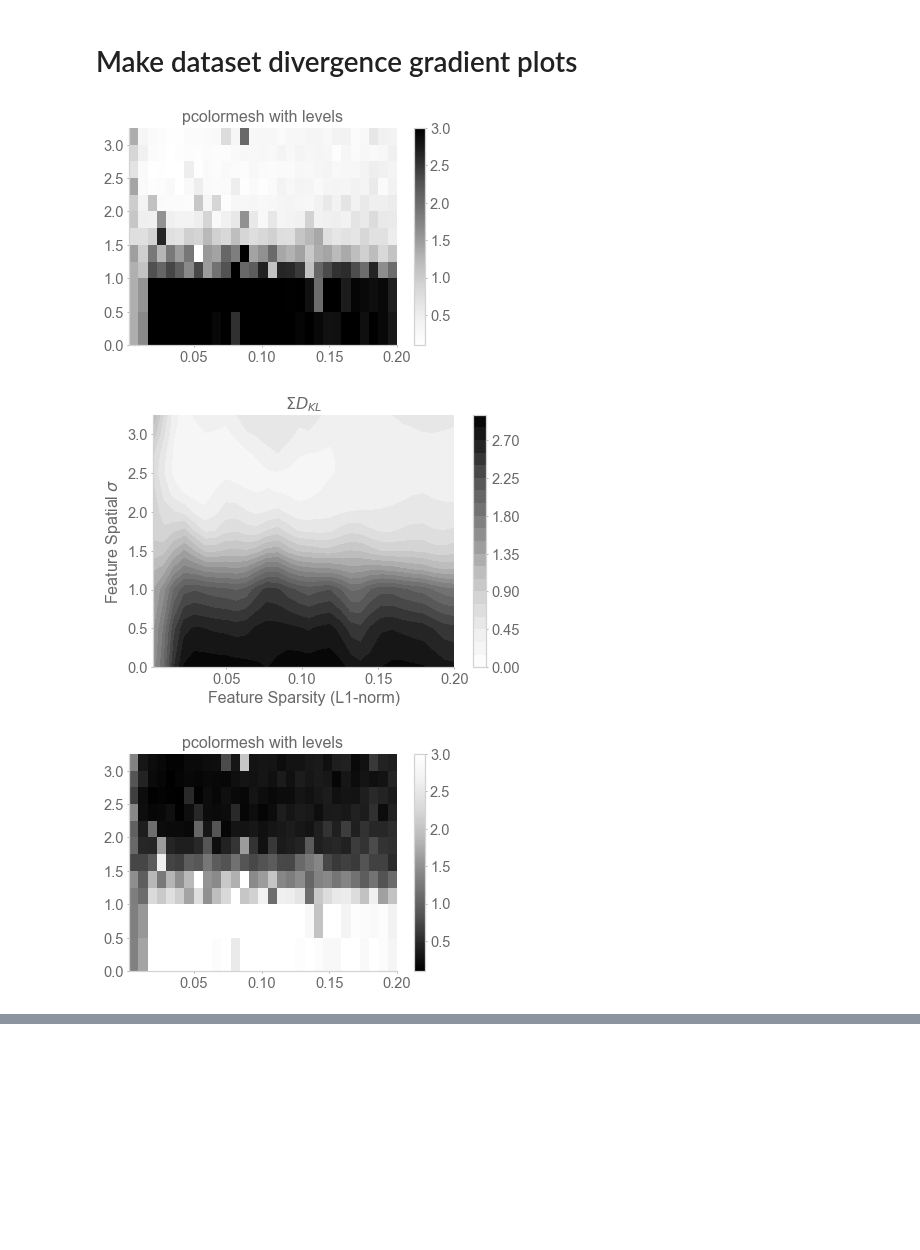
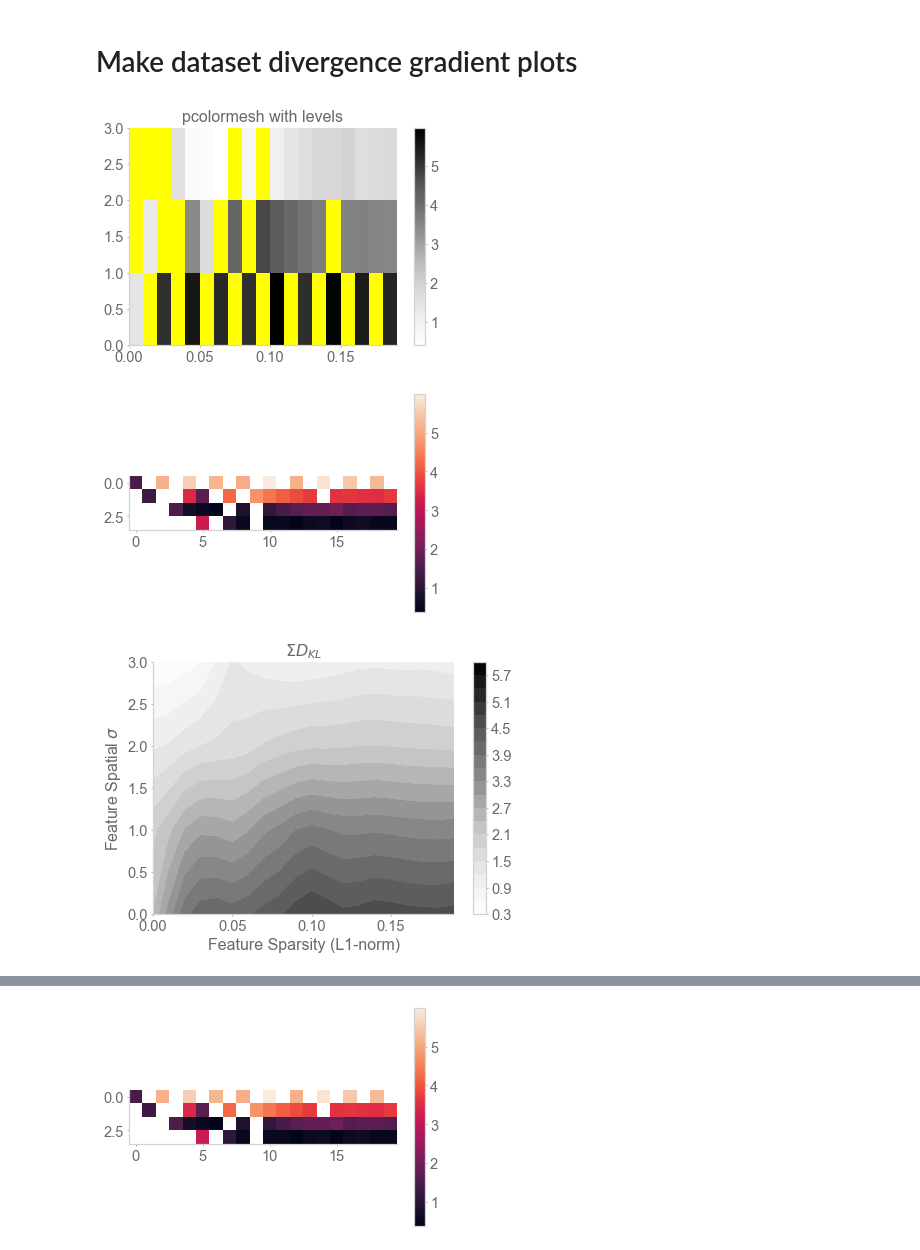
Before and after one commit to chingf/sr-project, a Jupyter notebook: notebooks/5a-place-field-aggregate-metrics.ipynb, the cells around one changed output, grey strips where cells are left out. Cells and saved outputs as stored; diff of their text form; code cells hidden in the pictures; blank space fills up the shorter version.

```diff
--- a/notebooks/5a-place-field-aggregate-metrics.ipynb
+++ b/notebooks/5a-place-field-aggregate-metrics.ipynb
@@ -37,9 +37,7 @@ model = 'rnn'
 # %%
-with open(f'./pickles/5a_{model}_results_gamma{gamma}.p', 'rb') as f:
+root_dir = '/home/chingf/engram/Ching/03_td_discrete_corr/'
+with open(f'{root_dir}5a_{model}_results_gamma{gamma}.p', 'rb') as f:
     results = pickle.load(f)
-# %%
-with open(f'/home/chingf/engram/Ching/03_td_discrete_corr_v0/5a_{model}_results_gamma{gamma}.p', 'rb') as f:
-    results = pickle.load(f)
 # %%
 results.keys()
 # %% [output]
@@ -92,9 +90,16 @@ def make_gradients(
 
     levels = MaxNLocator(nbins=20).tick_values(np.nanmin(z), np.nanmax(z))
     fig, ax = plt.subplots()
+    cmap = plt.get_cmap(cmap)
+    cmap.set_bad('yellow')
     im = ax.pcolormesh(x, y, z, cmap=cmap)
     fig.colorbar(im, ax=ax)
     ax.set_title('pcolormesh with levels')
+    plt.show()
+
+    plt.figure()
+    plt.imshow(z)
+    plt.colorbar()
     plt.show()
 
     if interpolate:
@@ -130,7 +135,7 @@ def make_gradients(
                      )
     if contourz is not None:
         cntrs = plt.contour(
-            x, y, contourz, [0.1, 0.2, 0.3, 0.4],
+            x, y, contourz, [0.1, 0.2, 0.3, 0.4, 0.5, 0.6],
             colors='white'#'dimgray'
             )
         plt.clabel(cntrs, inline=True, fontsize=12)
@@ -212,29 +222,30 @@ _, _, _ = make_gradients(
 # Make dataset divergence gradient plots
 # %%
 log2_e = 1.442695
+clip_max = 7.0
 nats_to_bits = lambda x: log2_e*x
 aggregate_kls = nats_to_bits(fieldsizekls) + nats_to_bits(nfieldkls)
 _,_, _z = make_gradients(
-    init_sparsities, sigmas,
-    np.clip(aggregate_kls, 0, 3),
+    final_sparsities, sigmas,
+    np.clip(aggregate_kls, 0, clip_max),
     cmap='Greys',
     title='$\Sigma D_{KL}$',
     xlabel='Feature Sparsity (L1-norm)',
     ylabel='Feature Spatial $\sigma$',
     figname=f'5a_sumkls_gamma{gamma}',
     interpolate=True, smooth=True
     )
 _,_, _z = make_gradients(
-    init_sparsities, sigmas,
-    np.clip(aggregate_kls, 0, 3),
+    final_sparsities, sigmas,
+    np.clip(aggregate_kls, 0, clip_max),
     cmap='Greys_r',
     title='$\Sigma D_{KL}$',
     xlabel='Feature Sparsity (L1-norm)',
     ylabel='Feature Spatial $\sigma$',
     figname=f'5a_sumkls_gamma{gamma}',
     interpolate=True, smooth=True, contourz=_z, figsize=[6,5]
     )
 # %% [output]
-[figure, old version]
+[figure, new version]
-[figure, old version]
+[figure, new version]
-[figure, old version]
+[figure, new version]
@@ -241,0 +253 @@ _,_, _z = make_gradients(
+[figure, added]
```
Also changed, not shown: parts of 8 cells of this notebook, 6 other files.
